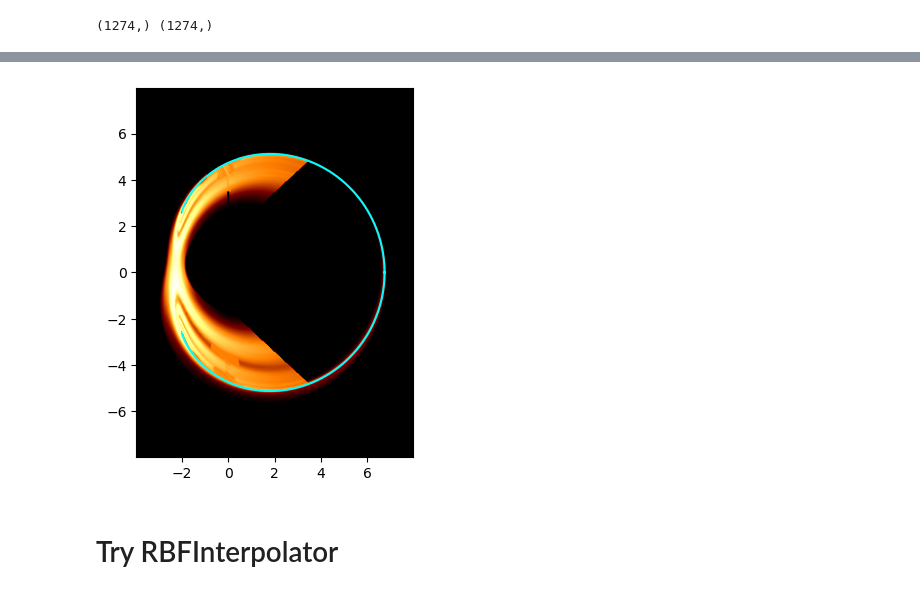
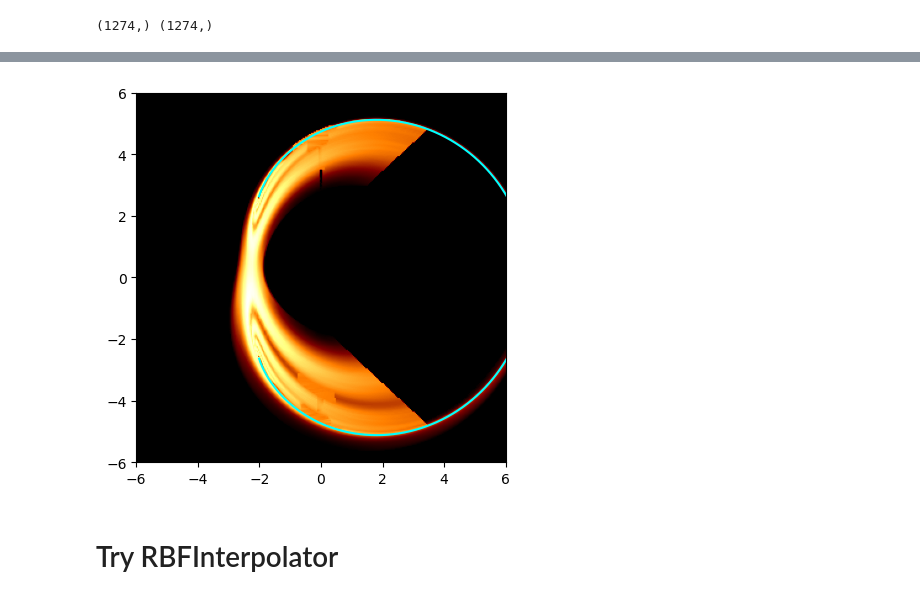
Before and after one commit to hina18201716/KNS_PR, a Jupyter notebook: interpolation_KNS.ipynb, the cells around one changed output, grey strips where cells are left out. Cells and saved outputs as stored; diff of their text form; code cells hidden in the pictures.

```diff
--- a/interpolation_KNS.ipynb
+++ b/interpolation_KNS.ipynb
@@ -107,10 +107,10 @@ mask_good = (Img_c > 0.5e16)
 mask_bad  = (~mask_good) & r_mask & phi_mask
 # %%
 i_good, j_good = np.nonzero(mask_good)
-Img_good = Img_c[(i_good, j_good)]
+Img_good = Img[(i_good, j_good)]
 print(Img_good.shape)
 # %% [output]
 (9886,)
 # %%
 phi_good = np.arctan2(b[i_good], a[j_good])  # double check convention
-r_good   = np.sqrt(( a[j_good] * a[j_good] + b[i_good] * b[i_good] ))/f(phi_good)
+r_good   = np.sqrt(( a[j_good] * a[j_good] + b[i_good] * b[i_good] )) #/f(phi_good)
@@ -147,4 +143,4 @@ print(i_bad.shape, j_bad.shape)
 (1274,) (1274,)
 # %%
 phi_bad = np.arctan2(b[i_bad], a[j_bad])  # double check convention
-r_bad   = np.sqrt(( a[j_bad] * a[j_bad] + b[i_bad] * b[i_bad] )) / f(phi_bad)
+r_bad   = np.sqrt(( a[j_bad] * a[j_bad] + b[i_bad] * b[i_bad] )) #/ f(phi_bad)
@@ -159,24 +149,24 @@ ValueError: Input points array must have 2 dimensions.
 # %%
-Img_fixed = Img_c.copy()
+Img_fixed = Img.copy()
 Img_fixed[(i_bad, j_bad)] = Img_fill
 # %%
 
-alpha_min = FoV * ((xmin + 0.5) / n - 0.5)
-alpha_max = FoV * ((xmax - 0.5) / n - 0.5)
-beta_min  = FoV * ((ymin + 0.5) / n - 0.5)
-beta_max  = FoV * ((ymax - 0.5) / n - 0.5)
-extent=[alpha_min, alpha_max, beta_min, beta_max]
+# alpha_min = FoV * ((xmin + 0.5) / n - 0.5)
+# alpha_max = FoV * ((xmax - 0.5) / n - 0.5)
+# beta_min  = FoV * ((ymin + 0.5) / n - 0.5)
+# beta_max  = FoV * ((ymax - 0.5) / n - 0.5)
+# extent=[alpha_min, alpha_max, beta_min, beta_max]
 
 
-plt.imshow(Img_fixed**0.2, cmap='afmhot', origin='lower', extent=extent)
+plt.imshow(Img_fixed**0.2, cmap='afmhot', origin='lower', extent=[-20,20,-20,20])
 # plt.scatter(0,-4, s=30, color='blue')
 plt.plot(alpha1, beta1, color='cyan', linewidth=1.5, label='Critical Curve')
-# plt.xlim(-6,6)
-# plt.ylim(-6,6)
+plt.xlim(-6,6)
+plt.ylim(-6,6)
 # plt.plot(alpha, beta, linewidth=1, color='deepskyblue', linestyle='-')
 plt.savefig('output/testinterpolation.png')
 # %% [output]
-[figure, old version]
+[figure, new version]
 # %% [markdown]
 # Try RBFInterpolator
 # %%
```
Also changed, not shown: parts of 9 cells of this notebook.
